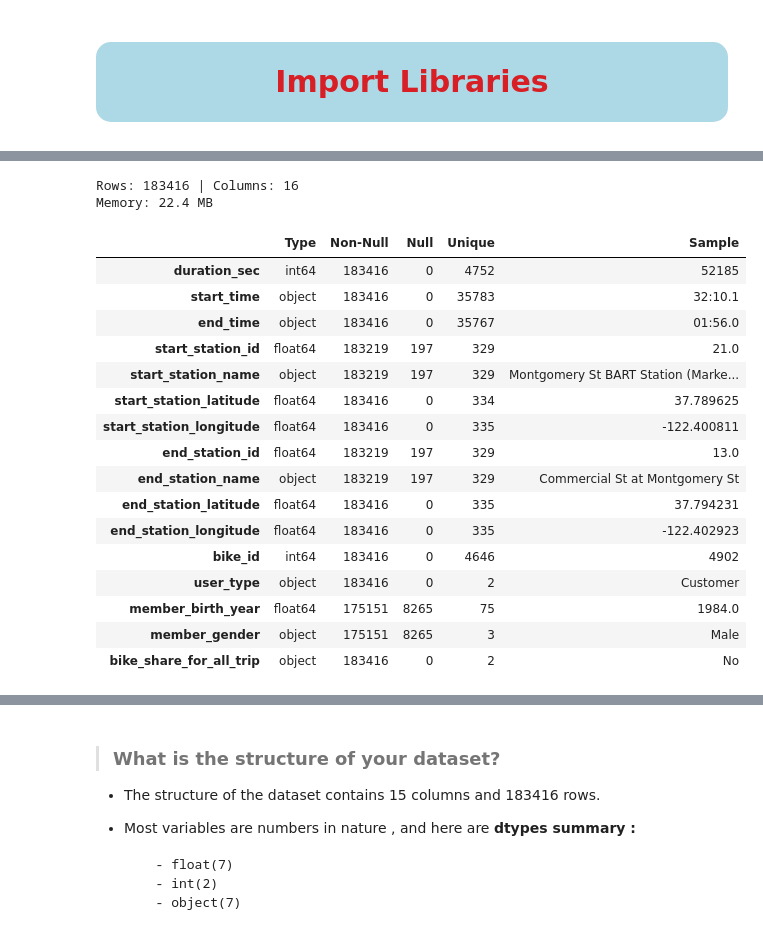
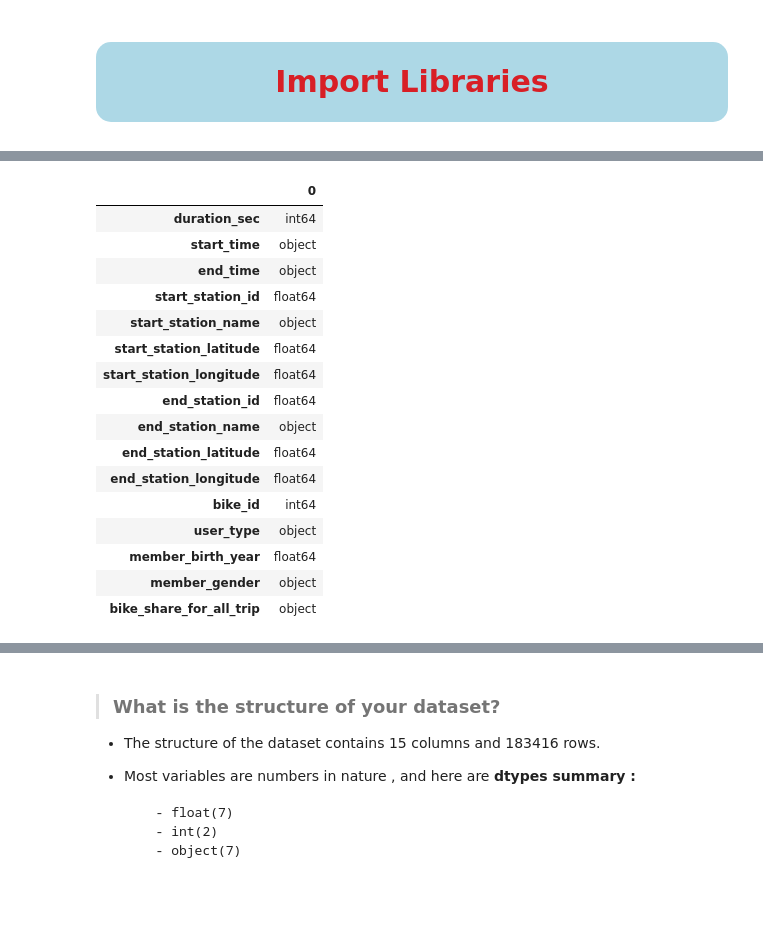
Before and after one commit to MohamedAbdeenM7/DEPI, a Jupyter notebook: machine_learning/sessions/week_6/session_11,12/final_project/datasciece-Final-Project.ipynb, the cells around one changed output, grey strips where cells are left out. Cells and saved outputs as stored; diff of their text form; code cells hidden in the pictures; blank space fills up the shorter version.

```diff
--- a/machine_learning/sessions/week_6/session_11,12/final_project/datasciece-Final-Project.ipynb
+++ b/machine_learning/sessions/week_6/session_11,12/final_project/datasciece-Final-Project.ipynb
@@ -137,26 +139,25 @@ def overview_data(df):
 # %%
 ## check each var  datatype
-overview_data(df)
+data_type = pd.DataFrame(df.dtypes)
+data_type
 # %% [output]
-Rows: 183416 | Columns: 16
-Memory: 22.4 MB
-|  | Type | Non-Null | Null | Unique | Sample |
-| duration_sec | int64 | 183416 | 0 | 4752 | 52185 |
-| start_time | object | 183416 | 0 | 35783 | 32:10.1 |
-| end_time | object | 183416 | 0 | 35767 | 01:56.0 |
-| start_station_id | float64 | 183219 | 197 | 329 | 21.0 |
-| start_station_name | object | 183219 | 197 | 329 | Montgomery St BART Station (Marke... |
-| start_station_latitude | float64 | 183416 | 0 | 334 | 37.789625 |
-| start_station_longitude | float64 | 183416 | 0 | 335 | -122.400811 |
-| end_station_id | float64 | 183219 | 197 | 329 | 13.0 |
-| end_station_name | object | 183219 | 197 | 329 | Commercial St at Montgomery St |
-| end_station_latitude | float64 | 183416 | 0 | 335 | 37.794231 |
-| end_station_longitude | float64 | 183416 | 0 | 335 | -122.402923 |
-| bike_id | int64 | 183416 | 0 | 4646 | 4902 |
-| user_type | object | 183416 | 0 | 2 | Customer |
-| member_birth_year | float64 | 175151 | 8265 | 75 | 1984.0 |
-| member_gender | object | 175151 | 8265 | 3 | Male |
-| bike_share_for_all_trip | object | 183416 | 0 | 2 | No |
+|  | 0 |
+| duration_sec | int64 |
+| start_time | object |
+| end_time | object |
+| start_station_id | float64 |
+| start_station_name | object |
+| start_station_latitude | float64 |
+| start_station_longitude | float64 |
+| end_station_id | float64 |
+| end_station_name | object |
+| end_station_latitude | float64 |
+| end_station_longitude | float64 |
+| bike_id | int64 |
+| user_type | object |
+| member_birth_year | float64 |
+| member_gender | object |
+| bike_share_for_all_trip | object |
 # %%
 ## I display 15 rows to understand the content values more
 df.head(15)
```
Also changed, not shown: parts of 25 cells of this notebook.
